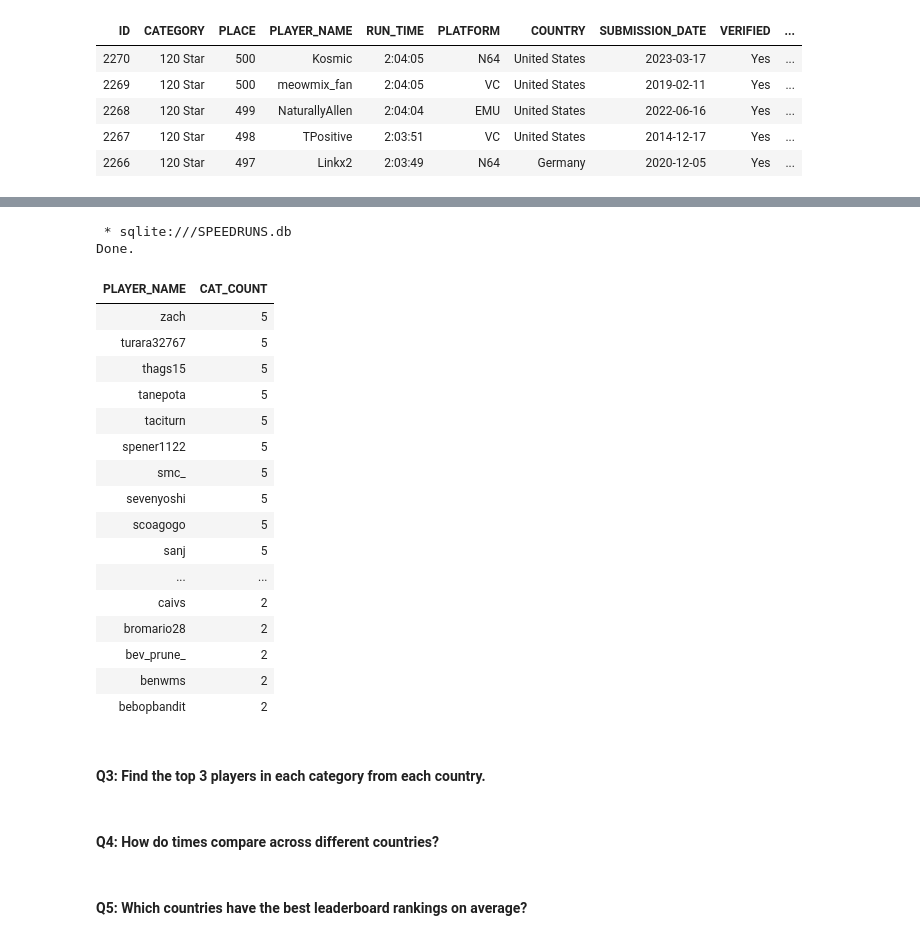
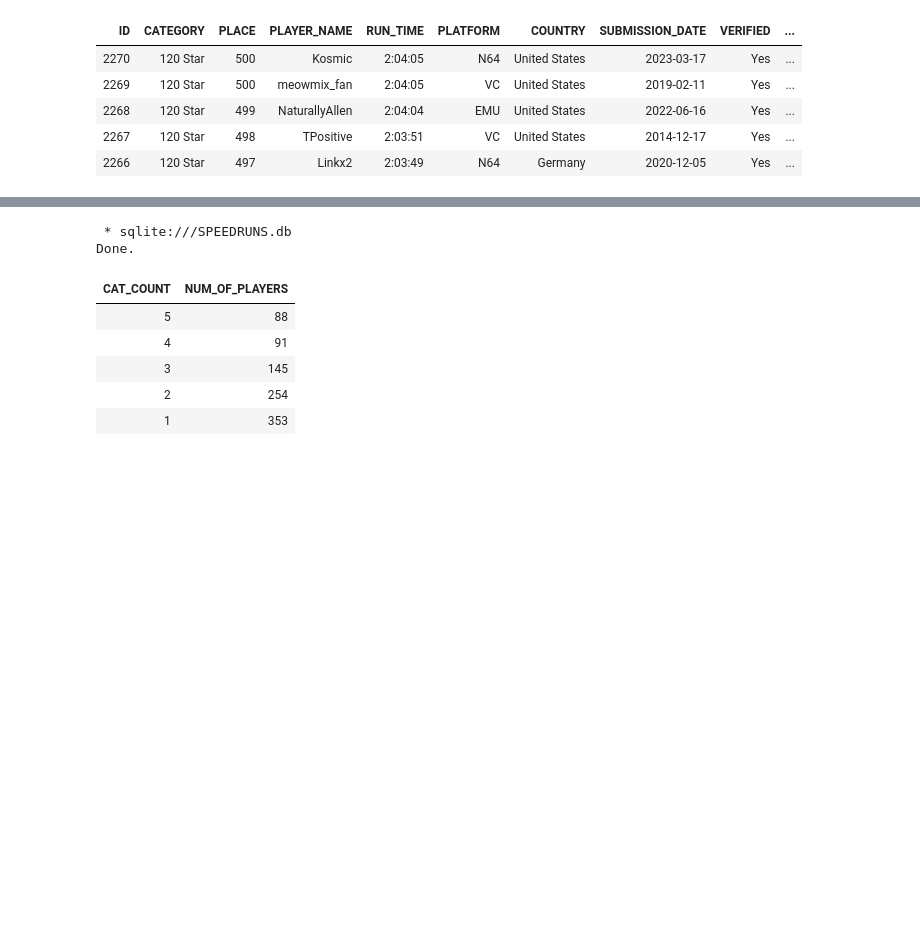
Before and after one commit to ouchmode/SM64-Speedrun-Data, a Jupyter notebook: SM64_Speedruns.ipynb, the cells around one changed output, grey strips where cells are left out. Drawn from its saved outputs; the diff is of its cells as text; code cells hidden in the pictures; blank space fills up the shorter version.

Commit message:
Was able to get the number of players that are in one or more categories for Q2. Also completed Q3 so far using some transposing. I plan to also do it using window functions like RANK and PARTITION.

```diff
--- a/SM64_Speedruns.ipynb
+++ b/SM64_Speedruns.ipynb
@@ -256,47 +291,32 @@ Done.
 # %%
 %%sql
 
 /*
-    Mainly using MAX(RUN_TIME) to be able to use the GROUP BY since it requires an aggregate function.
-    I originally though it was just any function (I was just using scalar before).
-
-    (going the extra mile here for more fun - will do later)
-    Num of players with a RUN_COUNT of:
-        5:
-        4:
-        3:
-        2:
-        1:
+    Going the extra mile here for more fun
+    The number of players that are in 1 or more categories:
+        5: 88
+        4: 91
+        3: 145
+        2: 254
+        1: 353
 */
 
-SELECT PLAYER_NAME, COUNT(PLAYER_NAME) AS CAT_COUNT
-FROM ALL_CAT_SPEEDRUNS
-GROUP BY PLAYER_NAME
-HAVING COUNT(PLAYER_NAME) > 1
+SELECT CAT_COUNT, COUNT(PLAYER_NAME) AS NUM_OF_PLAYERS
+FROM
+(
+    SELECT CATEGORY, PLAYER_NAME, COUNT(CATEGORY) AS CAT_COUNT
+    FROM ALL_CAT_SPEEDRUNS
+    GROUP BY PLAYER_NAME
+    HAVING COUNT(PLAYER_NAME) <= 5 AND COUNT(PLAYER_NAME) > 0
+)
+GROUP BY CAT_COUNT
 ORDER BY CAT_COUNT DESC;
 # %% [output]
  * sqlite:///SPEEDRUNS.db
 Done.
-| PLAYER_NAME | CAT_COUNT |
-| zach | 5 |
-| turara32767 | 5 |
-| thags15 | 5 |
-| tanepota | 5 |
-| taciturn | 5 |
-| spener1122 | 5 |
-| smc_ | 5 |
-| sevenyoshi | 5 |
-| scoagogo | 5 |
-| sanj | 5 |
-| ... | ... |
-| caivs | 2 |
-| bromario28 | 2 |
-| bev_prune_ | 2 |
-| benwms | 2 |
-| bebopbandit | 2 |
+| CAT_COUNT | NUM_OF_PLAYERS |
+| 5 | 88 |
+| 4 | 91 |
+| 3 | 145 |
+| 2 | 254 |
+| 1 | 353 |
-# %% [markdown]
-#### **Q3: Find the top 3 players in each category from each country.**
-# %% [markdown]
-#### **Q4: How do times compare across different countries?**
-# %% [markdown]
-#### **Q5: Which countries have the best leaderboard rankings on average?**
```
Also changed, not shown: parts of 9 cells of this notebook.
